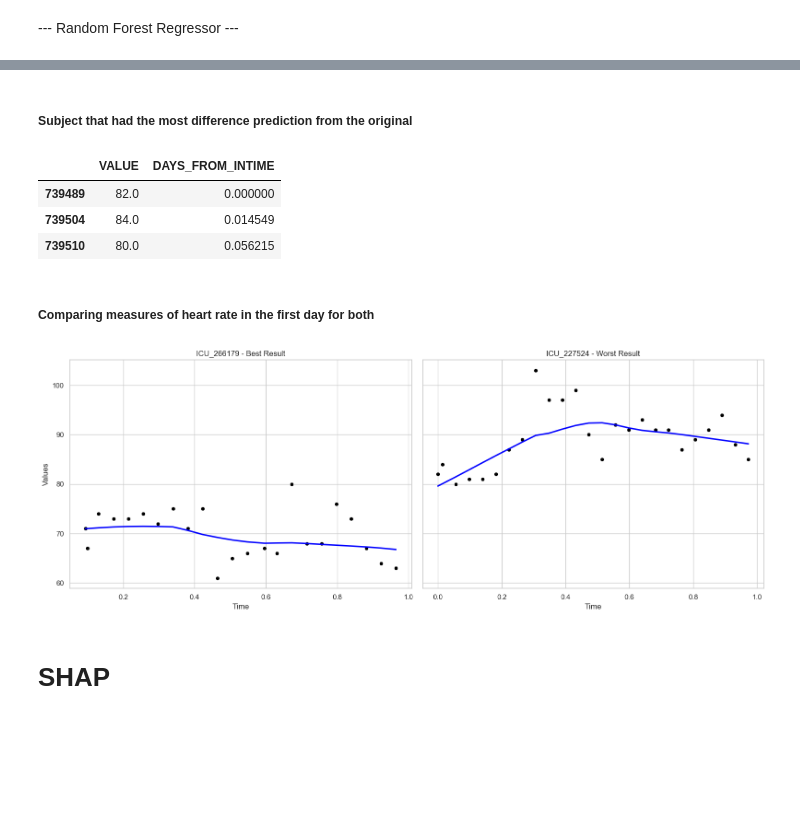
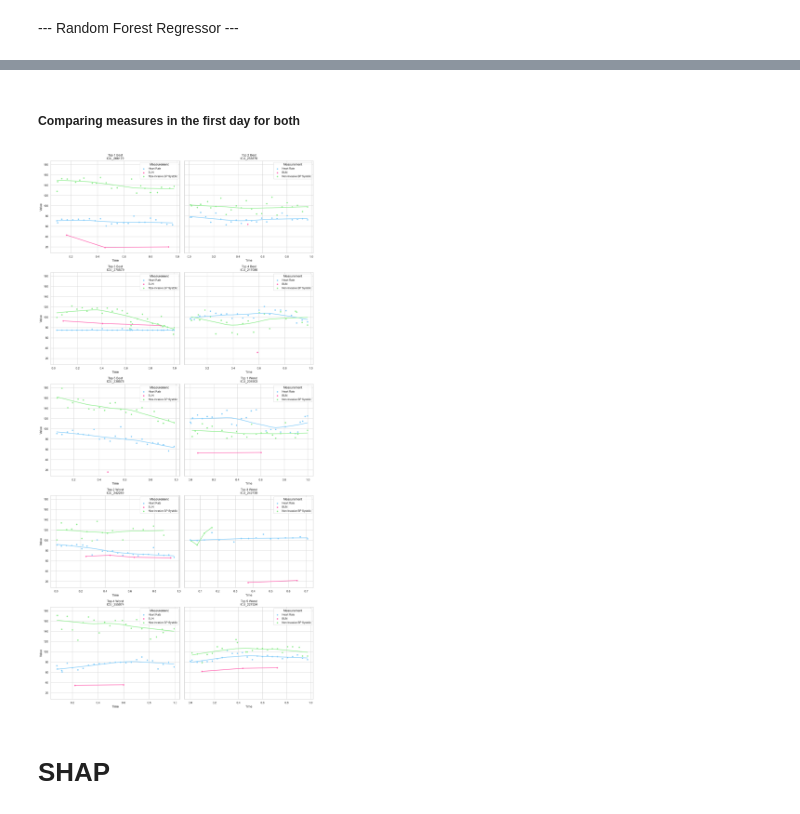
Before and after one commit to ossclaudia/Machine-Learning-2, a Jupyter notebook: projeto.ipynb, the cells around one changed output, grey strips where cells are left out. Drawn from its saved outputs; the diff is of its cells as text; code cells hidden in the pictures; blank space fills up the shorter version.

```diff
--- a/projeto.ipynb
+++ b/projeto.ipynb
@@ -1518,38 +1518,2 @@ subjectbest.head(3)
-# %% [markdown]
-##### Subject that had the most difference prediction from the original
-# %%
-subjectworst = heartrate[heartrate['ICUSTAY_ID'] == 227524][['VALUE', 'DAYS_FROM_INTIME']]
-subjectworst.head(3)
-# %% [output]
-|  | VALUE | DAYS_FROM_INTIME |
-| 739489 | 82.0 | 0.000000 |
-| 739504 | 84.0 | 0.014549 |
-| 739510 | 80.0 | 0.056215 |
 # %% [markdown]
-##### Comparing measures of heart rate in the first day for both
+##### Comparing measures in the first day for both
-# %%
-sns.set(style="whitegrid")
-
-# Cria uma figura com dois subplots lado a lado
-fig, axes = plt.subplots(1, 2, figsize=(16, 6), sharey=True)
-
-# Gráfico para subjectbest (ICU_266179)
-sns.scatterplot(data=subjectbest, x='DAYS_FROM_INTIME', y='VALUE', color='black', ax=axes[0])
-sns.regplot(data=subjectbest, x='DAYS_FROM_INTIME', y='VALUE', scatter=False,
-            color='blue', lowess=True, ci=95, ax=axes[0])
-axes[0].set_title('ICU_266179 - Best Result')
-axes[0].set_xlabel('Time')
-axes[0].set_ylabel('Values')
-
-# Gráfico para subjectworst (ICU_227524)
-sns.scatterplot(data=subjectworst, x='DAYS_FROM_INTIME', y='VALUE', color='black', ax=axes[1])
-sns.regplot(data=subjectworst, x='DAYS_FROM_INTIME', y='VALUE', scatter=False,
-            color='blue', lowess=True, ci=95, ax=axes[1])
-axes[1].set_title('ICU_227524 - Worst Result')
-axes[1].set_xlabel('Time')
-axes[1].set_ylabel('')
-
-plt.tight_layout()
-plt.show()
-# %% [output]
-[figure, removed]
@@ -1556,3 +1573,10 @@ plt.show()
+# %%
+best_icu_ids = [266179, 258876, 275579, 217086, 238578]
+worst_icu_ids = [204903, 242289, 242739, 255074, 227524]
+
+plot_top5_best_worst(best_icu_ids, worst_icu_ids, chartevents_first_day)
+# %% [output]
+[figure, added]
 # %% [markdown]
 # SHAP
 # %%
```
Also changed, not shown: parts of 19 cells of this notebook.
